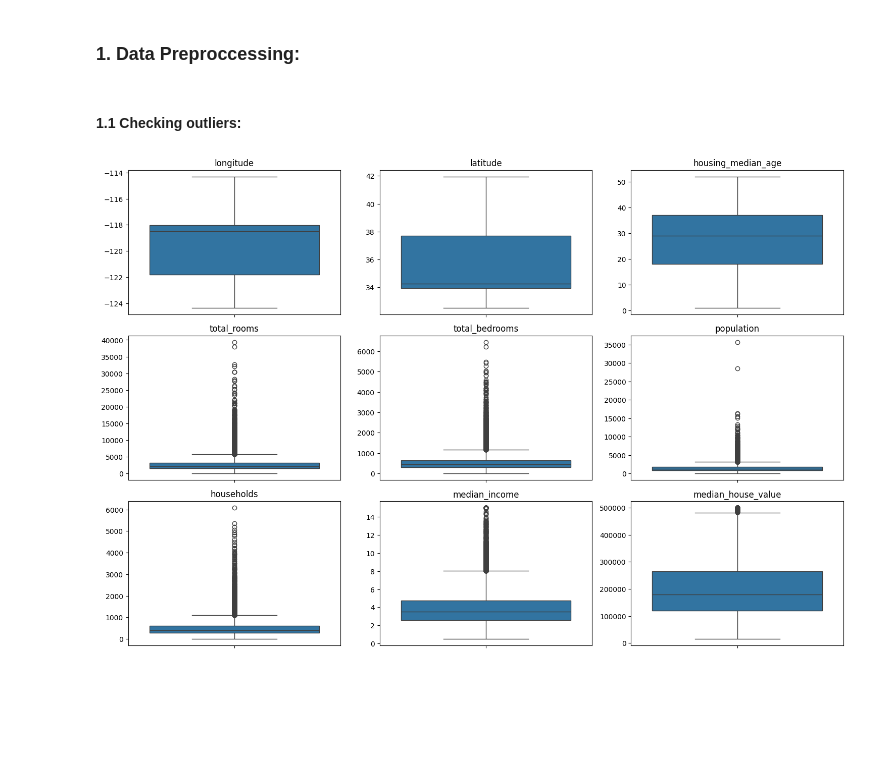
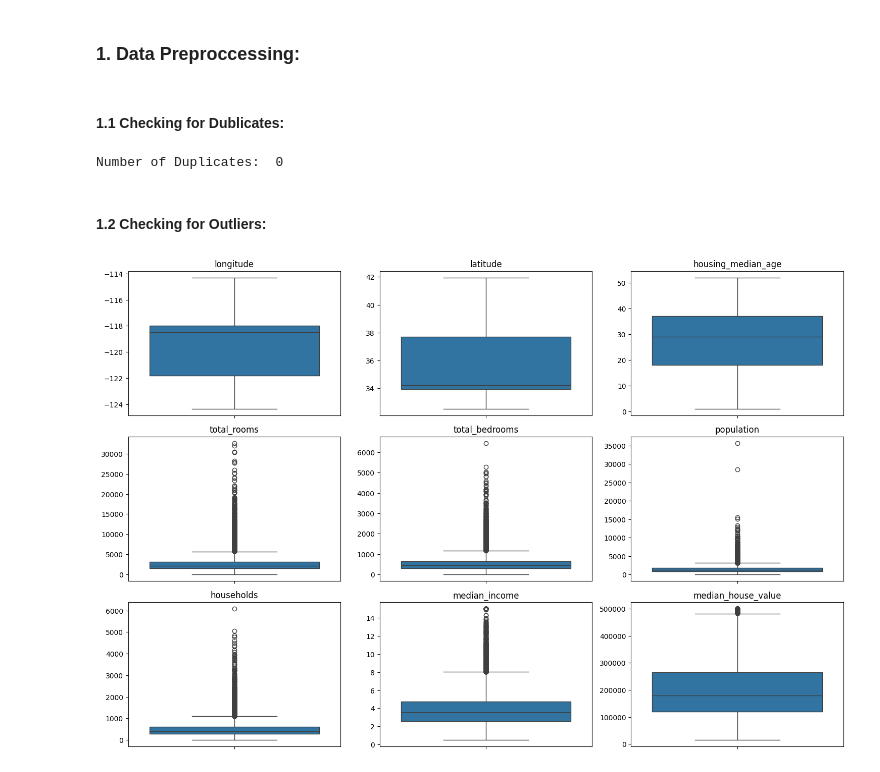
Before and after one commit to AbanoubYounan/Predict-California-Housing-Prices, a Jupyter notebook: notebook.ipynb, the cells around one changed output. Saved outputs shown, nothing was run; the diff lists cells and outputs as text; code cells hidden in the pictures; blank space fills up the shorter version.

```diff
--- a/notebook.ipynb
+++ b/notebook.ipynb
@@ -91,17 +109,27 @@ Name: count, dtype: int64
+# %%
+train_set, test_set = train_test_split(df, test_size=0.2, random_state=0)
+df = train_set.copy()
 # %% [markdown]
 ### 1. Data Preproccessing:
 # %% [markdown]
-#### 1.1 Checking outliers:
+#### 1.1 Checking for Dublicates:
+# %%
+print("Number of Duplicates: ", df.duplicated().sum())
+# %% [output]
+Number of Duplicates:  0
+# %% [markdown]
+#### 1.2 Checking for Outliers:
 # %%
+# Plot Histograms to know more about the numerical data distrbutions.
 fig, axes = plt.subplots(3,3, figsize=(15, 10))
 num_cols = ['longitude', 'latitude', 'housing_median_age', 'total_rooms', 'total_bedrooms', 'population', 'households', 'median_income', 'median_house_value']
 
 for name, ax in zip(num_cols, axes.flatten()):
-    sns.boxplot(df[name], ax=ax, orient='v')
+    sns.boxplot(df[name], ax=ax)
     ax.set_xlabel('')
     ax.set_ylabel('')
     ax.set_title(name)
 plt.tight_layout()
 plt.show()
 # %% [output]
-[figure, old version]
+[figure, new version]
```
Also changed, not shown: parts of 54 cells of this notebook, 2 other files.
